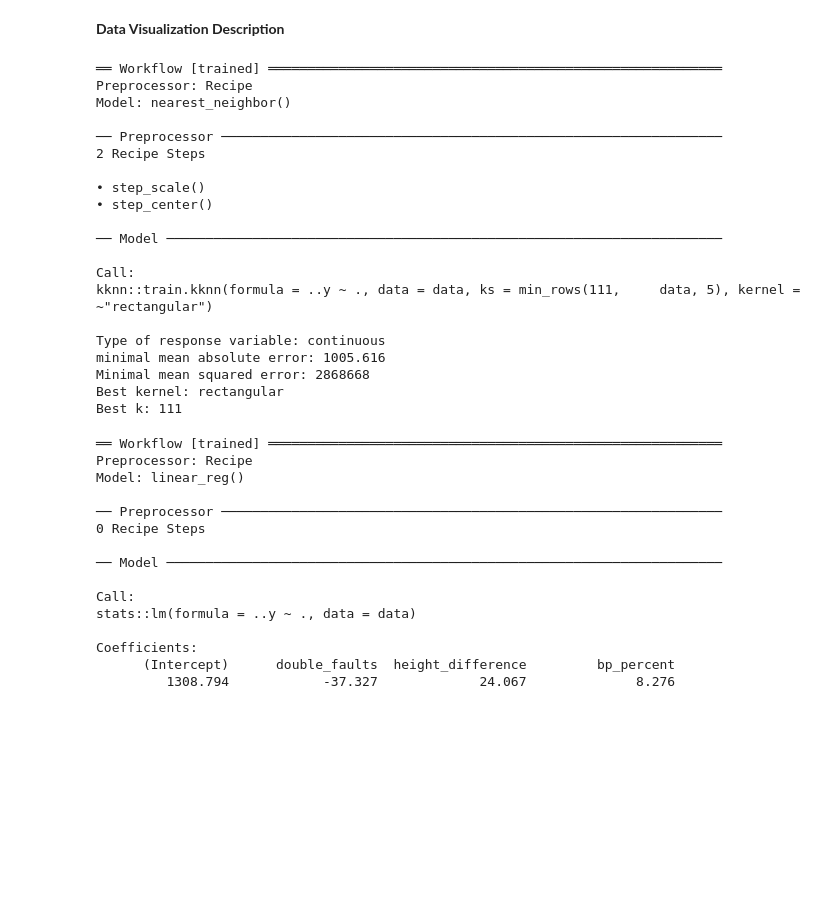
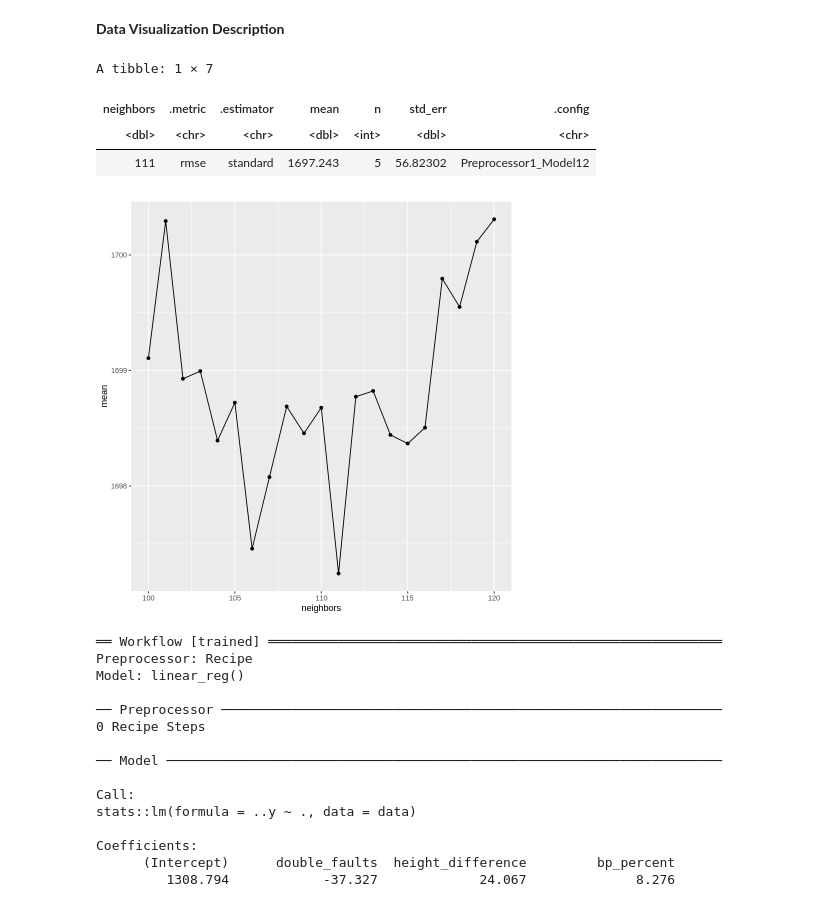
Before and after one commit to EliNAdr/DSCI-100_007-13, a Jupyter notebook: Project_report.ipynb, the cells around one changed output. Drawn from its saved outputs; the diff is of its cells as text; code cells hidden in the pictures; blank space fills up the shorter version.

Commit message:
KNN tuning

```diff
--- a/Project_report.ipynb
+++ b/Project_report.ipynb
@@ -113,43 +131,46 @@ bpratio_plot
 # %% [markdown]
 **Data Visualization Description**
 # %%
-# data analysis (knn regression)
+set.seed(5342)
+# data analysis (knn regression) - tuning
 
-knn_recipe <- recipe(rank_points ~ bpratio + height, data = player_train) |>
+# height and df: best k = 143 - rmse = 1722.395
+# height, df, bp: best k = 27 - rmse = 1732.282
+# df and bp: best k = 322 - rmse = 1808.461
+# height and bp: best k = 111 - rmse = 1697.243
+
+recipe <- recipe(rank_points ~ bpratio + height, data = player_train) |>
     step_scale(all_predictors()) |>
     step_center(all_predictors())
 
-knn_spec <- nearest_neighbor(weight_func = "rectangular", neighbors = 111) |>
+spec <- nearest_neighbor(weight_func = "rectangular", neighbors = tune()) |>
     set_engine("kknn") |>
     set_mode("regression")
 
-knn_workflow <- workflow() |>
-    add_recipe(knn_recipe) |>
-    add_model(knn_spec) |>
-    fit(data = player_train)
+workflow <- workflow() |>
+    add_recipe(recipe) |>
+    add_model(spec)
 
-knn_workflow
+vfold <- vfold_cv(player_train, v = 5, strata = rank_points)
+gridvals <- tibble(neighbors = seq(from = 100, to = 120, by = 1))
+
+results <- workflow |>
+    tune_grid(resamples = vfold, grid = gridvals) |>
+    collect_metrics() |>
+    filter(.metric == "rmse")
+
+min <- results |>
+    filter(mean == min(mean))
+min
+
+k_win_selec <- ggplot(results, aes(x = neighbors, y = mean)) + geom_point() + geom_line()
+k_win_selec
 # %% [output]
-══ Workflow [trained] ══════════════════════════════════════════════════════════
-Preprocessor: Recipe
-Model: nearest_neighbor()
-
-── Preprocessor ────────────────────────────────────────────────────────────────
-2 Recipe Steps
-
-• step_scale()
-• step_center()
-
-── Model ───────────────────────────────────────────────────────────────────────
-
-Call:
-kknn::train.kknn(formula = ..y ~ ., data = data, ks = min_rows(111,     data, 5), kernel = ~"rectangular")
-
-Type of response variable: continuous
-minimal mean absolute error: 1005.616
-Minimal mean squared error: 2868668
-Best kernel: rectangular
-Best k: 111
+A tibble: 1 × 7
+| neighbors | .metric | .estimator | mean | n | std_err | .config |
+| <dbl> | <chr> | <chr> | <dbl> | <int> | <dbl> | <chr> |
+| 111 | rmse | standard | 1697.243 | 5 | 56.82302 | Preprocessor1_Model12 |
+[figure, added]
 # %%
 # data analysis (linear regression)
 
```
Also changed, not shown: parts of 2 cells of this notebook.
